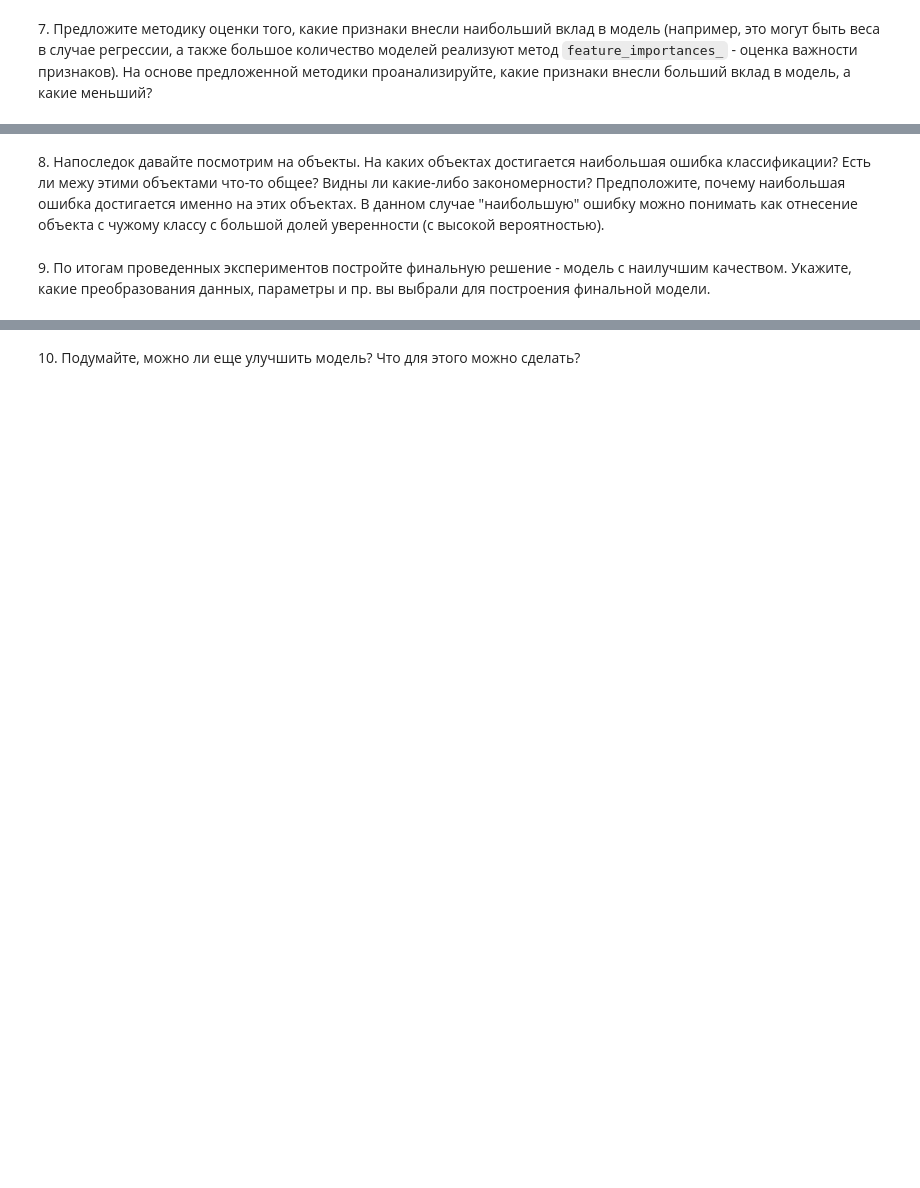
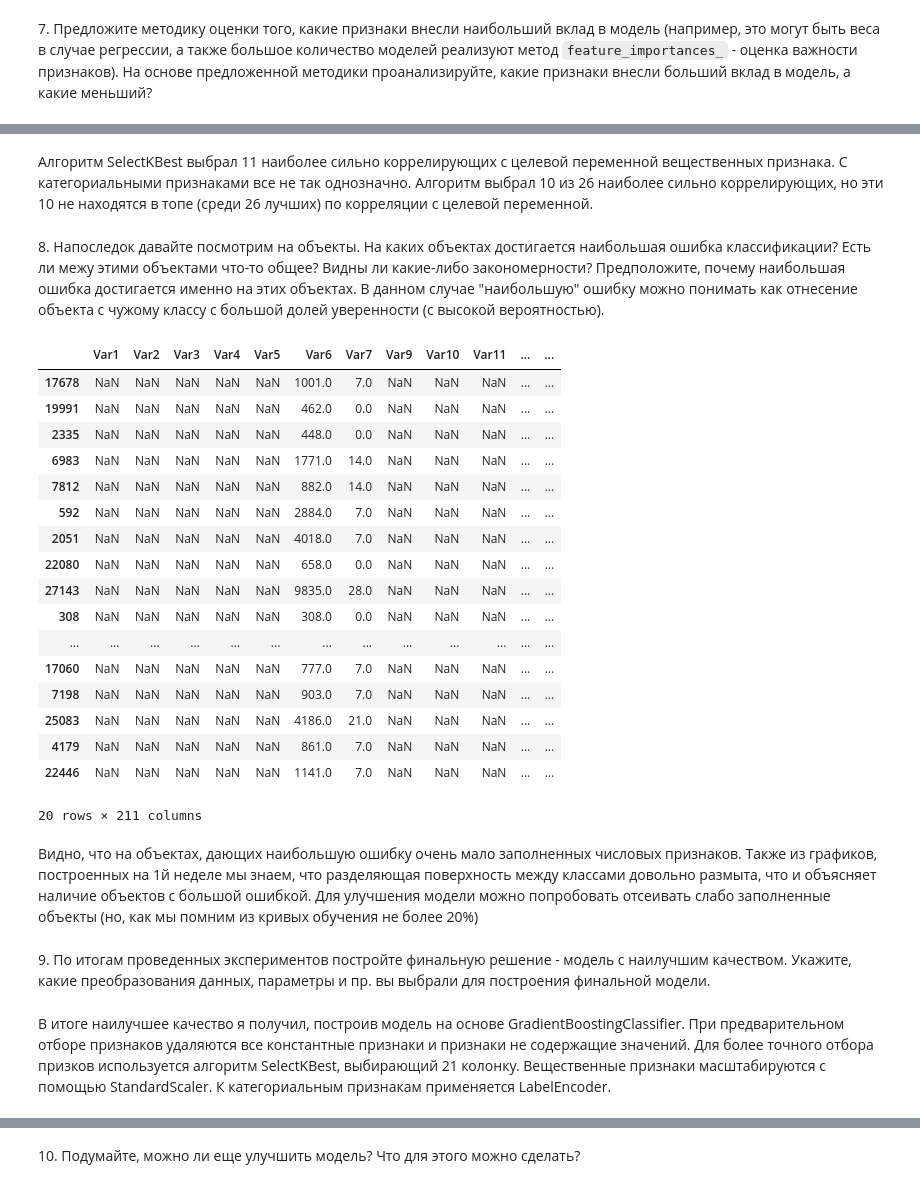
Before and after one commit to Agaspher20/DataAnalisysMipt, a Jupyter notebook: Python/6. DataAnalysisProject_Churn/week_5_finetuning.ipynb, the cells around one changed output, grey strips where cells are left out. Cells and saved outputs as stored; diff of their text form; code cells hidden in the pictures; blank space fills up the shorter version.

Commit message:
Model finetuning finished

```diff
--- a/Python/6. DataAnalysisProject_Churn/week_5_finetuning.ipynb
+++ b/Python/6. DataAnalysisProject_Churn/week_5_finetuning.ipynb
@@ -500,0 +1143,8 @@ Frame_size 41860: 0.78850       Initial quality: 0.73193
+# %%
+gb_kbest = gradient_boosting_kbest_builder(
+    churn_data_frame,
+    churn_labels_frame,
+    numeric_columns,
+    categorial_columns,
+    60)
+gb_kbest[0], gradient_boosting_base[0]
@@ -501,2 +1203,11 @@ Frame_size 41860: 0.78850       Initial quality: 0.73193
 # %% [markdown]
 6\. Подберите оптимальные параметры модели. Обратите внимание, что в зависимости от того, как вы обработали исходные данные, сделали ли балансировку классов, сколько объектов оставили в обучающей выборке и др. оптимальные значения параметров могут меняться. Возьмите наилучшее из ваших решений на текущий момент и проведите процедуру подбора параметров модели (обратите внимание на `sklearn.model_selection.GridSearchCV`) Как подбор параметров повлиял на качество модели?
+# %%
+for count in [60, 40, 21]:
+    gb_kbest = gradient_boosting_kbest_builder(
+        churn_data_frame,
+        churn_labels_frame,
+        numeric_columns,
+        categorial_columns,
+        count)
+    print(str(count) + " features k-best: ", gb_kbest[0], gradient_boosting_base[0])
@@ -505,4 +1375,59 @@ Frame_size 41860: 0.78850       Initial quality: 0.73193
+# %% [markdown]
+Алгоритм SelectKBest выбрал 11 наиболее сильно коррелирующих с целевой переменной вещественных признака.
+С категориальными признаками все не так однозначно. Алгоритм выбрал 10 из 26 наиболее сильно коррелирующих, но эти 10 не находятся в топе (среди 26 лучших) по корреляции с целевой переменной.
 # %% [markdown]
 8\. Напоследок давайте посмотрим на объекты. На каких объектах достигается наибольшая ошибка классификации? Есть ли межу этими объектами что-то общее? Видны ли какие-либо закономерности? Предположите, почему наибольшая ошибка достигается именно на этих объектах. В данном случае "наибольшую" ошибку можно понимать как отнесение объекта с чужому классу с большой долей уверенности (с высокой вероятностью).
+# %%
+best_train_frame, best_train_labels, best_test_frame, best_test_labels = gb_kbest[3]
+num_cols_to_drop, cat_cols_to_drop = gb_kbest[5]
+num_cleaned = numeric_columns.drop(num_cols_to_drop)
+cat_cleaned = categorial_columns.drop(cat_cols_to_drop)
+
+X_train, X_test, y_train, y_test, num_encoder, cat_encoder = frame_to_matrix_kbest(
+    best_train_frame,
+    best_test_frame,
+    best_train_labels,
+    best_test_labels,
+    num_cleaned,
+    cat_cleaned,
+    21)
+best_model = gb_kbest[1]
+# Построим вероятности принадлежности к целевому классу
+test_probabilities = predict_model_proba(X_test, best_model)
+# %%
+labels_list = [0 if l == -1 else 1 for l in best_test_labels.as_matrix().flatten()]
+indices_by_error = [v[0] for v in sorted(
+    zip(list(best_test_labels.index), labels_list, test_probabilities),
+    key=lambda v: -np.abs(v[1]-v[2]))]
+churn_data_frame.loc[indices_by_error, list(num_cleaned) + list(cat_cleaned)].head(20)
+# %% [output]
+|  | Var1 | Var2 | Var3 | Var4 | Var5 | Var6 | Var7 | Var9 | Var10 | Var11 | ... | ... |
+| 17678 | NaN | NaN | NaN | NaN | NaN | 1001.0 | 7.0 | NaN | NaN | NaN | ... | ... |
+| 19991 | NaN | NaN | NaN | NaN | NaN | 462.0 | 0.0 | NaN | NaN | NaN | ... | ... |
+| 2335 | NaN | NaN | NaN | NaN | NaN | 448.0 | 0.0 | NaN | NaN | NaN | ... | ... |
+| 6983 | NaN | NaN | NaN | NaN | NaN | 1771.0 | 14.0 | NaN | NaN | NaN | ... | ... |
+| 7812 | NaN | NaN | NaN | NaN | NaN | 882.0 | 14.0 | NaN | NaN | NaN | ... | ... |
+| 592 | NaN | NaN | NaN | NaN | NaN | 2884.0 | 7.0 | NaN | NaN | NaN | ... | ... |
+| 2051 | NaN | NaN | NaN | NaN | NaN | 4018.0 | 7.0 | NaN | NaN | NaN | ... | ... |
+| 22080 | NaN | NaN | NaN | NaN | NaN | 658.0 | 0.0 | NaN | NaN | NaN | ... | ... |
+| 27143 | NaN | NaN | NaN | NaN | NaN | 9835.0 | 28.0 | NaN | NaN | NaN | ... | ... |
+| 308 | NaN | NaN | NaN | NaN | NaN | 308.0 | 0.0 | NaN | NaN | NaN | ... | ... |
+| ... | ... | ... | ... | ... | ... | ... | ... | ... | ... | ... | ... | ... |
+| 17060 | NaN | NaN | NaN | NaN | NaN | 777.0 | 7.0 | NaN | NaN | NaN | ... | ... |
+| 7198 | NaN | NaN | NaN | NaN | NaN | 903.0 | 7.0 | NaN | NaN | NaN | ... | ... |
+| 25083 | NaN | NaN | NaN | NaN | NaN | 4186.0 | 21.0 | NaN | NaN | NaN | ... | ... |
+| 4179 | NaN | NaN | NaN | NaN | NaN | 861.0 | 7.0 | NaN | NaN | NaN | ... | ... |
+| 22446 | NaN | NaN | NaN | NaN | NaN | 1141.0 | 7.0 | NaN | NaN | NaN | ... | ... |
+20 rows × 211 columns
+# %% [markdown]
+Видно, что на объектах, дающих наибольшую ошибку очень мало заполненных числовых признаков.
+Также из графиков, построенных на 1й неделе мы знаем, что разделяющая поверхность между классами довольно размыта, что и объясняет наличие объектов с большой ошибкой.
+Для улучшения модели можно попробовать отсеивать слабо заполненные объекты (но, как мы помним из кривых обучения не более 20%)
 # %% [markdown]
 9\. По итогам проведенных экспериментов постройте финальную решение - модель с наилучшим качеством. Укажите, какие преобразования данных, параметры и пр. вы выбрали для построения финальной модели.
+# %% [markdown]
+В итоге наилучшее качество я получил, построив модель на основе GradientBoostingClassifier.
+При предварительном отборе признаков удаляются все константные признаки и признаки не содержащие значений.
+Для более точного отбора призков используется алгоритм SelectKBest, выбирающий 21 колонку.
+Вещественные признаки масштабируются с помощью StandardScaler.
+К категориальным признакам применяется LabelEncoder.
```
Also changed, not shown: parts of 58 cells of this notebook, 1 other file.
